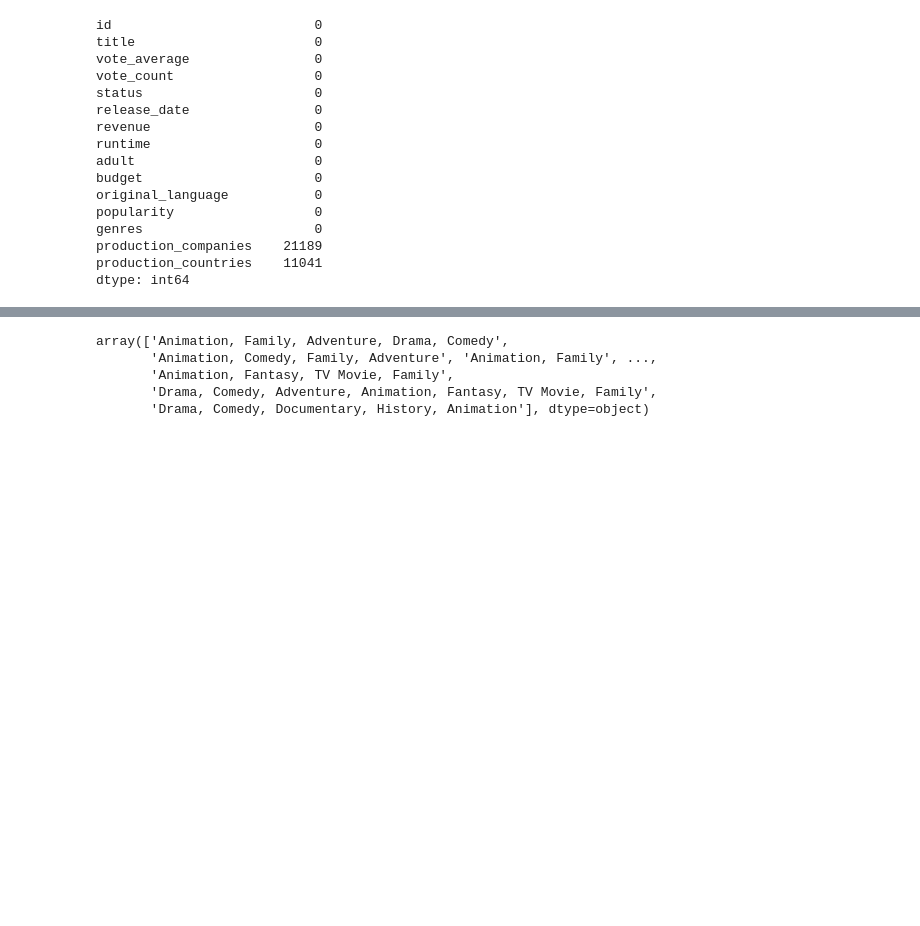
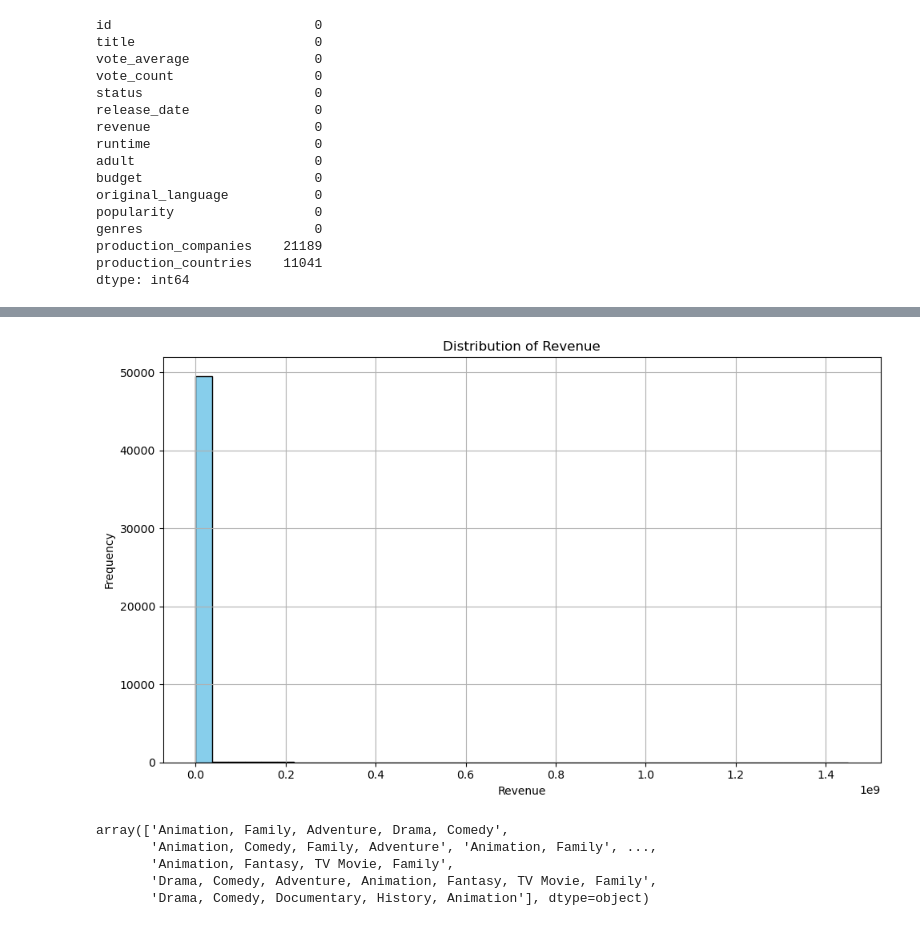
Before and after one commit to Tiffany-Bergett/Data_projects_TripleTen, a Jupyter notebook: Animation Movies/March_Code_Pudding_Data_Cleaning_.ipynb, the cells around one changed output, grey strips where cells are left out. Cells and saved outputs as stored; diff of their text form; code cells hidden in the pictures; blank space fills up the shorter version.

```diff
--- a/Animation Movies/March_Code_Pudding_Data_Cleaning_.ipynb
+++ b/Animation Movies/March_Code_Pudding_Data_Cleaning_.ipynb
@@ -197,3 +268,15 @@ dtype: int64
+# %%
+# Plot histogram of revenue using Matplotlib
+plt.figure(figsize=(10, 6))
+plt.hist(df['revenue'], bins=40, color='skyblue', edgecolor='black')
+plt.title('Distribution of Revenue')
+plt.xlabel('Revenue')
+plt.ylabel('Frequency')
+plt.grid(True)  # Add grid lines for better readability
+plt.tight_layout()
+plt.show()
+# %% [output]
+[figure, added]
 # %%
 #looking at unique genres
 df['genres'].unique()
```
Also changed, not shown: parts of 15 cells of this notebook, 1 other file.
